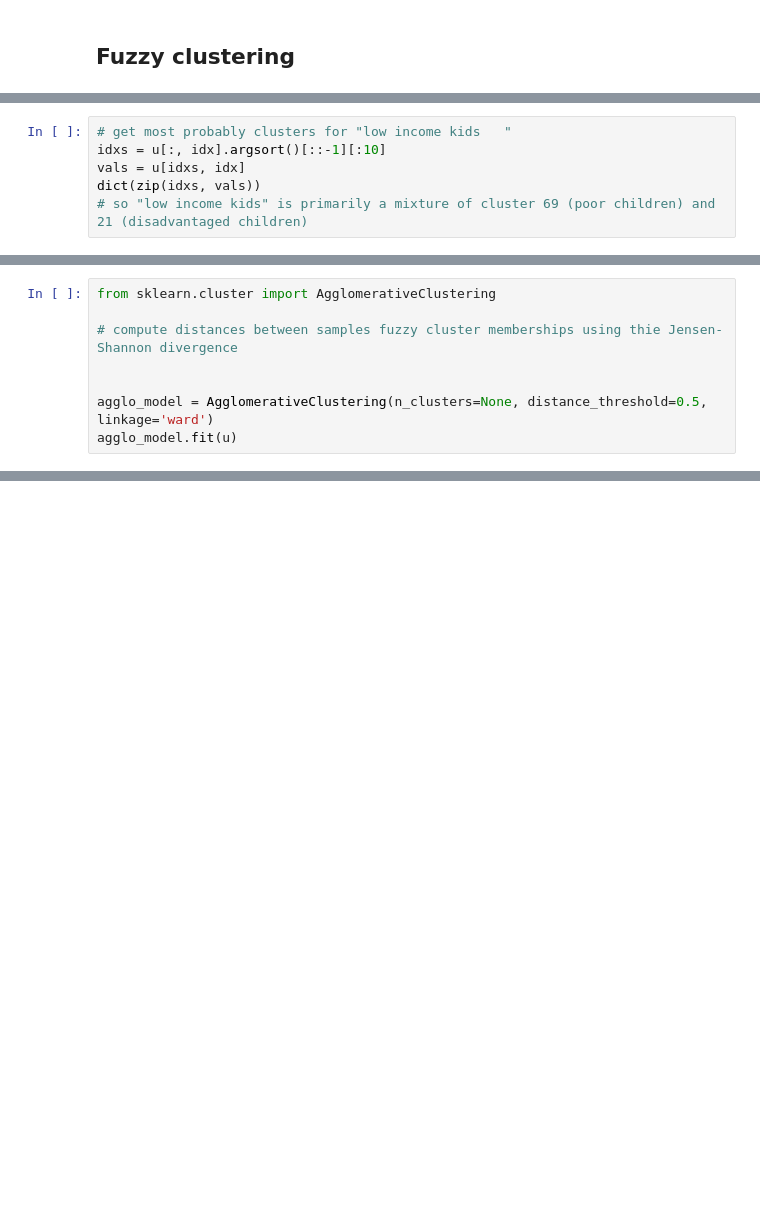
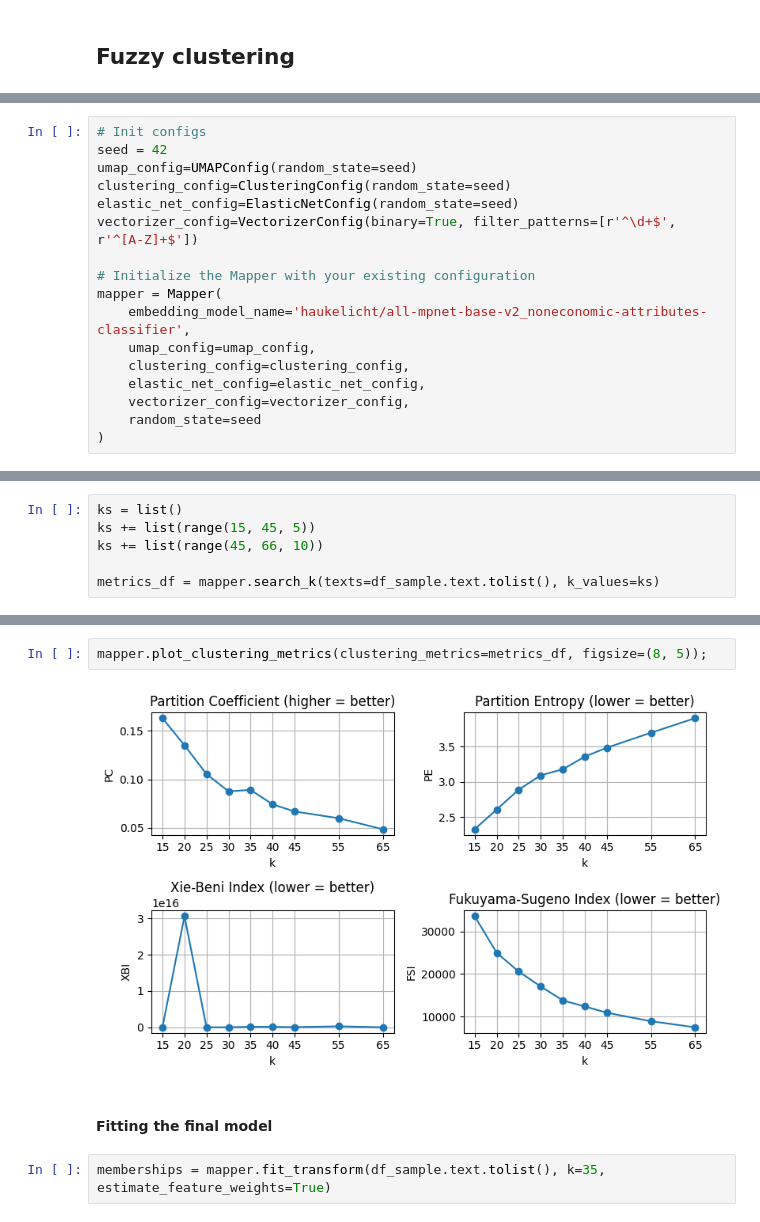
Before and after one commit to haukelicht/galtan_group_appeals, a Jupyter notebook: code/mention-segmentation/mention_fuzzy_clustering_nonecon.ipynb, the cells around one changed output, grey strips where cells are left out. Drawn from its saved outputs; the diff is of its cells as text; blank space fills up the shorter version.

Commit message:
implemented MApper class for clustering and description

```diff
--- a/code/mention-segmentation/mention_fuzzy_clustering_nonecon.ipynb
+++ b/code/mention-segmentation/mention_fuzzy_clustering_nonecon.ipynb
@@ -617,6 +166,0 @@ plt.bar(range(u.shape[0]), u[:, idx])
-# %%
-# get most probably clusters for "low income kids	"
-idxs = u[:, idx].argsort()[::-1][:10]
-vals = u[idxs, idx]
-dict(zip(idxs, vals))
-# so "low income kids" is primarily a mixture of cluster 69 (poor children) and 21 (disadvantaged children)
@@ -946,8 +166,0 @@ using the `u.T` as featueres, we can fit an agglomarative clustering tree to obt
-# %%
-from sklearn.cluster import AgglomerativeClustering
-
-# compute distances between samples fuzzy cluster memberships using thie Jensen-Shannon divergence
-
-
-agglo_model = AgglomerativeClustering(n_clusters=None, distance_threshold=0.5, linkage='ward')
-agglo_model.fit(u)
@@ -983,0 +1247,17 @@ plot_dendrogram(agglo_model, truncate_mode='level', p=20)
+# %%
+# Init configs
+seed = 42
+umap_config=UMAPConfig(random_state=seed)
+clustering_config=ClusteringConfig(random_state=seed)
+elastic_net_config=ElasticNetConfig(random_state=seed)
+vectorizer_config=VectorizerConfig(binary=True, filter_patterns=[r'^\d+$', r'^[A-Z]+$'])
+
+# Initialize the Mapper with your existing configuration
+mapper = Mapper(
+    embedding_model_name='haukelicht/all-mpnet-base-v2_noneconomic-attributes-classifier',
+    umap_config=umap_config,
+    clustering_config=clustering_config,
+    elastic_net_config=elastic_net_config,
+    vectorizer_config=vectorizer_config,
+    random_state=seed
+)
@@ -983,0 +1268,6 @@ plot_dendrogram(agglo_model, truncate_mode='level', p=20)
+# %%
+ks = list()
+ks += list(range(15, 45, 5))
+ks += list(range(45, 66, 10))
+
+metrics_df = mapper.search_k(texts=df_sample.text.tolist(), k_values=ks)
@@ -983,0 +1291,8 @@ plot_dendrogram(agglo_model, truncate_mode='level', p=20)
+# %%
+mapper.plot_clustering_metrics(clustering_metrics=metrics_df, figsize=(8, 5));
+# %% [output]
+[figure, added]
+# %% [markdown]
+#### Fitting the final model
+# %%
+memberships = mapper.fit_transform(df_sample.text.tolist(), k=35, estimate_feature_weights=True)
```
Also changed, not shown: parts of 92 cells of this notebook.
